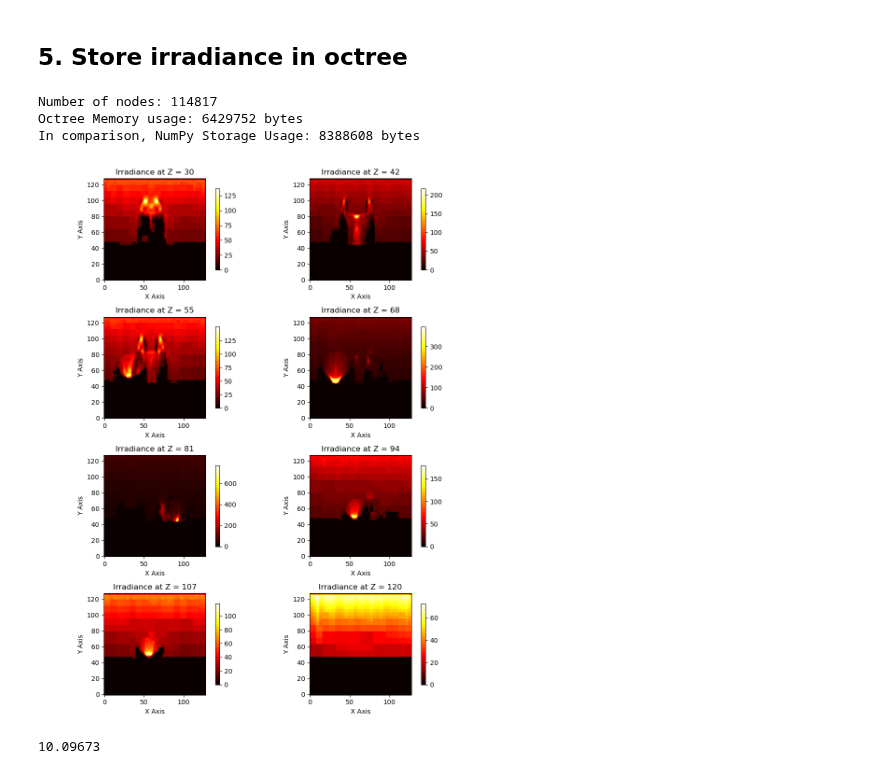
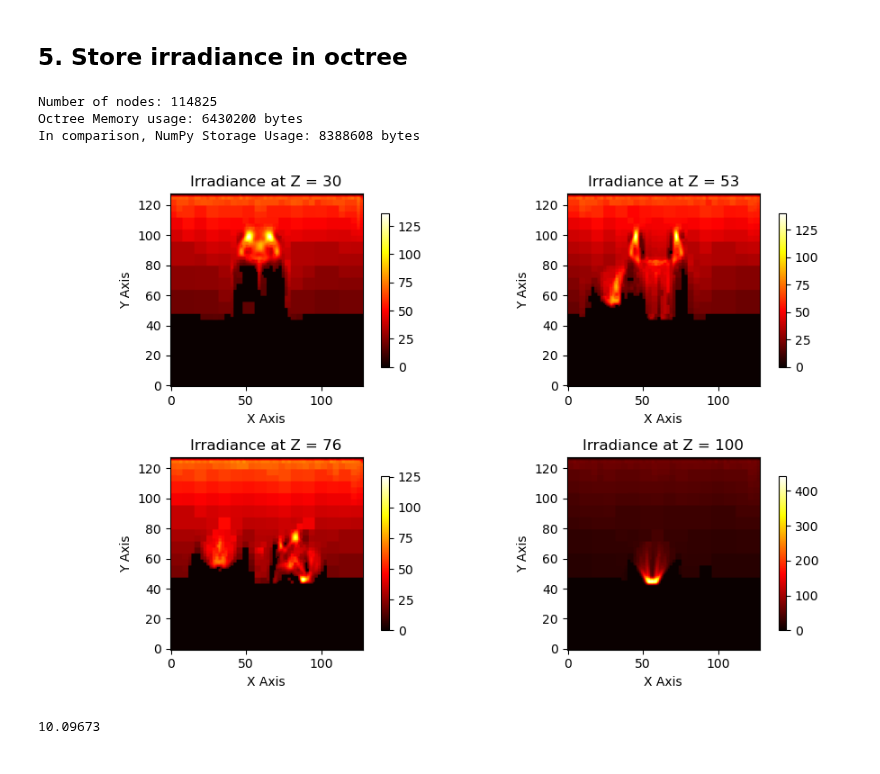
Before and after one commit to swirling-wind/Eikonal-Voxel-Rendering, a Jupyter notebook: main.ipynb, the cells around one changed output. Saved outputs shown, nothing was run; the diff lists cells and outputs as text; code cells hidden in the pictures.

```diff
--- a/main.ipynb
+++ b/main.ipynb
@@ -95,15 +90,15 @@ plotter.plot_irradiance_slices(predicted_irradiance.cpu().numpy(), threshold=3,
 # %%
 octree = Octree(threshold=int(0.6 * (sampler_multiplier**3)))
 octree.construct(scene.irradiance)
 print(f"Number of nodes: {len(octree)}")
 print(f"Octree Memory usage: {octree.__sizeof__()} bytes")
 print(f"In comparison, NumPy Storage Usage: {scene.irradiance.nbytes} bytes")
-octree.visualize(plotter)
+octree.visualize(plotter, num_slices=4, z_start=30, z_end=100)
 # %% [output]
-Number of nodes: 114817
-Octree Memory usage: 6429752 bytes
+Number of nodes: 114825
+Octree Memory usage: 6430200 bytes
 In comparison, NumPy Storage Usage: 8388608 bytes
-[figure, old version]
+[figure, new version]
 # %%
 x, y, z = 60, 60, 60
 value = octree.query(x, y, z)
```
Also changed, not shown: parts of 3 cells of this notebook, 2 other files.
